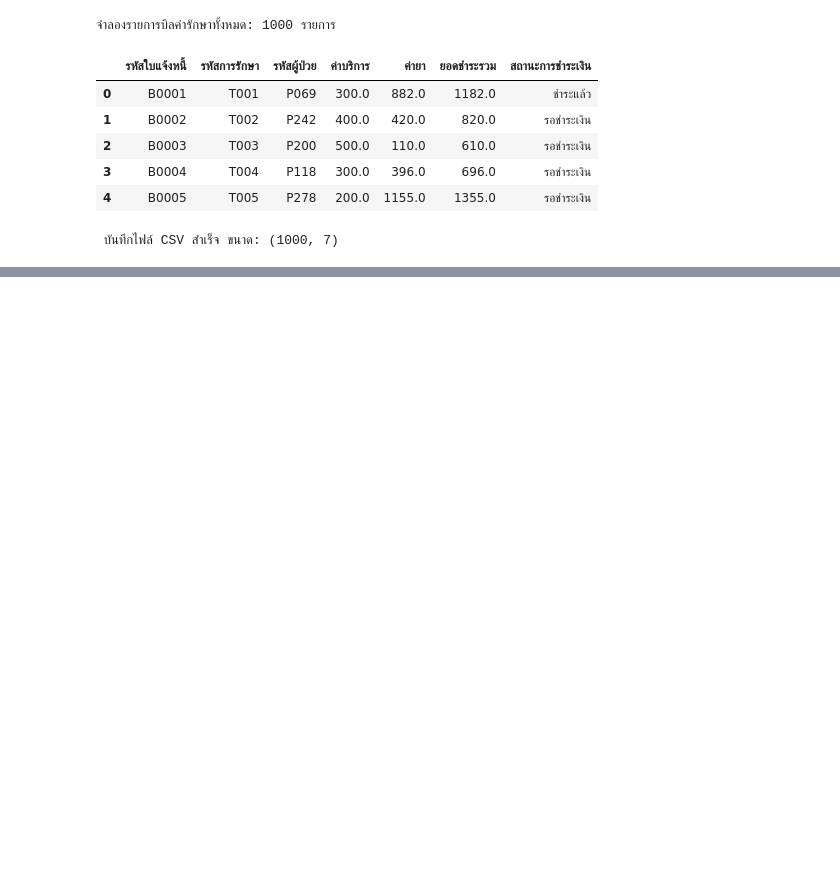
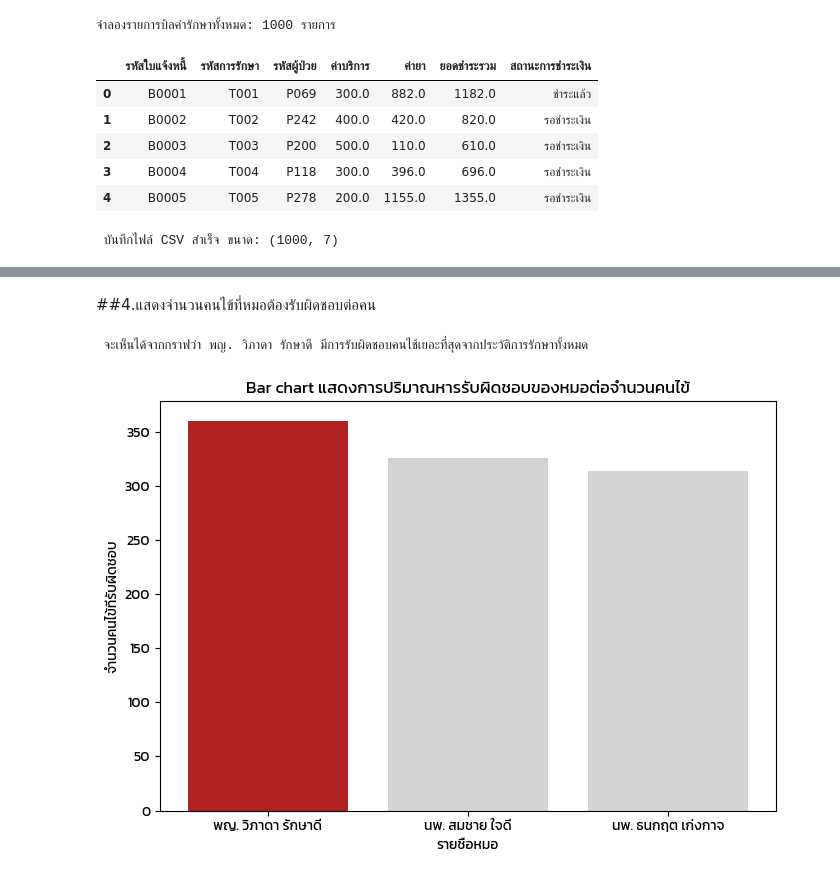
Before and after one commit to Nxpze/essencial-project1, a Jupyter notebook: Clinic_Python.ipynb, the cells around one changed output, grey strips where cells are left out. Cells and saved outputs as stored; diff of their text form; code cells hidden in the pictures; blank space fills up the shorter version.

```diff
--- a/Clinic_Python.ipynb
+++ b/Clinic_Python.ipynb
@@ -1138,0 +1176,17 @@ print("\n\n บันทึกไฟล์ CSV สำเร็จ ขนาด:"
+# %%
+# 1. ดาวน์โหลดฟอนต์ Kanit จาก Google Fonts
+!wget -q https://github.com/google/fonts/raw/main/ofl/kanit/Kanit-Regular.ttf -O Kanit-Regular.ttf
+
+# 2. ล้าง cache ของ matplotlib
+cache_dir = matplotlib.get_cachedir()
+if os.path.exists(cache_dir):
+    shutil.rmtree(cache_dir)
+
+# 3. ลงทะเบียนฟอนต์ใหม่เข้ากับ FontManager
+font_path = 'Kanit-Regular.ttf'
+fm.fontManager.addfont(font_path)
+font_prop = fm.FontProperties(fname=font_path)
+
+# 4. ตั้งค่าฟอนต์หลัก
+plt.rcParams['font.family'] = font_prop.get_name()
+plt.rcParams['axes.unicode_minus'] = False
@@ -1138,0 +1248,11 @@ print("\n\n บันทึกไฟล์ CSV สำเร็จ ขนาด:"
+# %%
+#merge ข้อมูลทั้งหมดเพื่อทำการวิเคราะห์
+Clinic_df = (
+    main_df
+    .merge(patient_info[["รหัสผู้ป่วย", "ชื่อ - นามสกุล", "วันเกิด", "อายุ", "ประวัติแพ้ยา", "โรคประจำตัว"]], on="รหัสผู้ป่วย", how="left")
+    .merge(bills_info[["รหัสการรักษา", "ค่าบริการ", "ค่ายา", "ยอดชำระรวม"]], on="รหัสการรักษา", how="left")
+)
+
+
+print("ขนาดข้อมูลหลัง merge:", Clinic_df.shape)
+display(Clinic_df.head())
@@ -1138,0 +1341,18 @@ print("\n\n บันทึกไฟล์ CSV สำเร็จ ขนาด:"
+# %% [markdown]
+##4.แสดงจำนวนคนไข้ที่หมอต้องรับผิดชอบต่อคน
+# %%
+#แสดงจำนวนคนไข้ที่หมอต้องรับผิดชอบต่อคน
+DOC_respone_count = Clinic_df.groupby("ชื่อหมอ")["รหัสผู้ป่วย"].count().sort_values(ascending=False)
+colors = ["firebrick"] + ["lightgray"] * (len(DOC_respone_count) - 1)
+
+print('\n จะเห็นได้จากกราฟว่า พญ. วิภาดา รักษาดี มีการรับผิดชอบคนไช้เยอะที่สุดจากประวัติการรักษาทั้งหมด \n\n')
+plt.figure(figsize=(7, 5))
+plt.bar(DOC_respone_count.index, DOC_respone_count.values, color=colors)
+plt.title(f"Bar chart แสดงการปริมาณหารรับผิดชอบของหมอต่อจำนวนคนไข้")
+plt.xlabel("รายชื่อหมอ")
+plt.ylabel("จำนวนคนไข้ที่รับผิดชอบ")
+plt.tight_layout()
+plt.show()
+# %% [output]
+ จะเห็นได้จากกราฟว่า พญ. วิภาดา รักษาดี มีการรับผิดชอบคนไช้เยอะที่สุดจากประวัติการรักษาทั้งหมด
+[figure, added]
```
Also changed, not shown: parts of 41 cells of this notebook.
